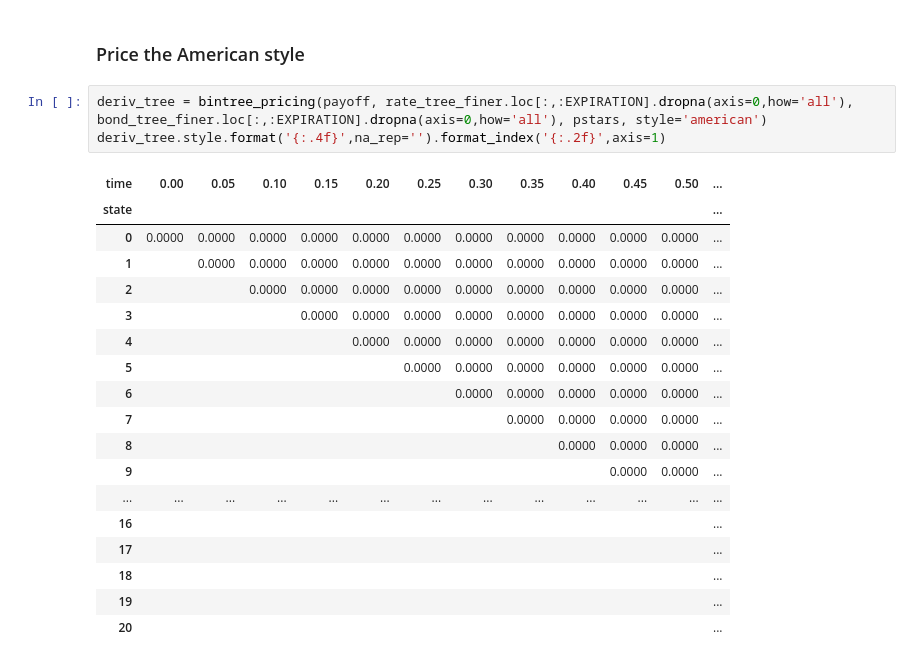
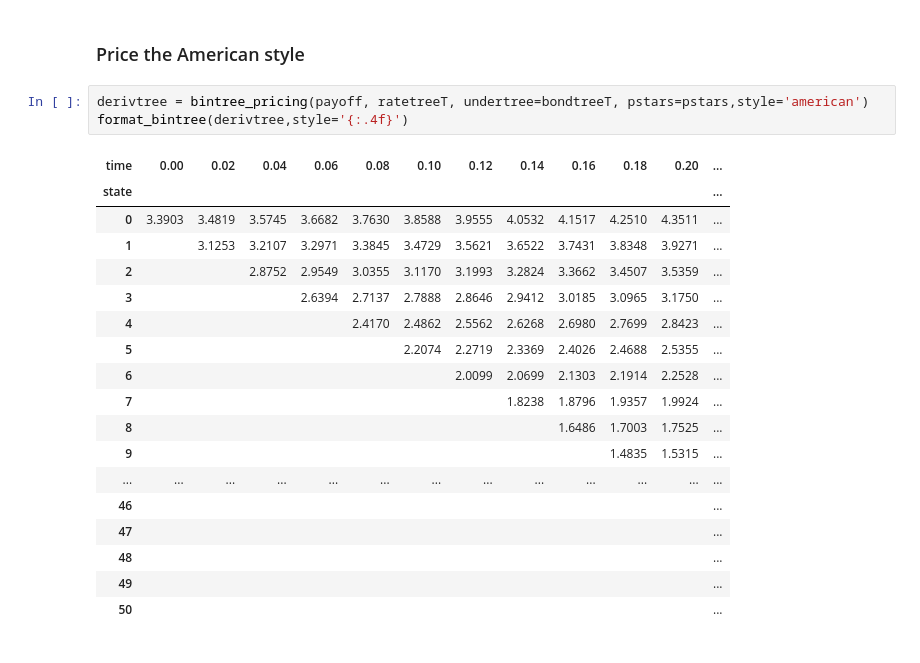
Before and after one commit to ttayl/finm-fiderivs-2023, a Jupyter notebook: homework/Solution 1.ipynb, the cells around one changed output. Saved outputs shown, nothing was run; the diff lists cells and outputs as text.

```diff
--- a/homework/Solution 1.ipynb
+++ b/homework/Solution 1.ipynb
@@ -537,25 +506,25 @@ Note that the price is now 0 at every node!
 # %% [markdown]
 ### Price the American style
-# %%
-deriv_tree = bintree_pricing(payoff, rate_tree_finer.loc[:,:EXPIRATION].dropna(axis=0,how='all'), bond_tree_finer.loc[:,:EXPIRATION].dropna(axis=0,how='all'), pstars, style='american')
-deriv_tree.style.format('{:.4f}',na_rep='').format_index('{:.2f}',axis=1)
-# %% [output]
-| time | 0.00 | 0.05 | 0.10 | 0.15 | 0.20 | 0.25 | 0.30 | 0.35 | 0.40 | 0.45 | 0.50 | ... |
-| state |  |  |  |  |  |  |  |  |  |  |  | ... |
-| 0 | 0.0000 | 0.0000 | 0.0000 | 0.0000 | 0.0000 | 0.0000 | 0.0000 | 0.0000 | 0.0000 | 0.0000 | 0.0000 | ... |
-| 1 |  | 0.0000 | 0.0000 | 0.0000 | 0.0000 | 0.0000 | 0.0000 | 0.0000 | 0.0000 | 0.0000 | 0.0000 | ... |
-| 2 |  |  | 0.0000 | 0.0000 | 0.0000 | 0.0000 | 0.0000 | 0.0000 | 0.0000 | 0.0000 | 0.0000 | ... |
-| 3 |  |  |  | 0.0000 | 0.0000 | 0.0000 | 0.0000 | 0.0000 | 0.0000 | 0.0000 | 0.0000 | ... |
-| 4 |  |  |  |  | 0.0000 | 0.0000 | 0.0000 | 0.0000 | 0.0000 | 0.0000 | 0.0000 | ... |
-| 5 |  |  |  |  |  | 0.0000 | 0.0000 | 0.0000 | 0.0000 | 0.0000 | 0.0000 | ... |
-| 6 |  |  |  |  |  |  | 0.0000 | 0.0000 | 0.0000 | 0.0000 | 0.0000 | ... |
-| 7 |  |  |  |  |  |  |  | 0.0000 | 0.0000 | 0.0000 | 0.0000 | ... |
-| 8 |  |  |  |  |  |  |  |  | 0.0000 | 0.0000 | 0.0000 | ... |
-| 9 |  |  |  |  |  |  |  |  |  | 0.0000 | 0.0000 | ... |
-| ... | ... | ... | ... | ... | ... | ... | ... | ... | ... | ... | ... | ... |
-| 16 |  |  |  |  |  |  |  |  |  |  |  | ... |
-| 17 |  |  |  |  |  |  |  |  |  |  |  | ... |
-| 18 |  |  |  |  |  |  |  |  |  |  |  | ... |
-| 19 |  |  |  |  |  |  |  |  |  |  |  | ... |
-| 20 |  |  |  |  |  |  |  |  |  |  |  | ... |
+# %%
+derivtree = bintree_pricing(payoff, ratetreeT, undertree=bondtreeT, pstars=pstars,style='american')
+format_bintree(derivtree,style='{:.4f}')
+# %% [output]
+| time | 0.00 | 0.02 | 0.04 | 0.06 | 0.08 | 0.10 | 0.12 | 0.14 | 0.16 | 0.18 | 0.20 | ... |
+| state |  |  |  |  |  |  |  |  |  |  |  | ... |
+| 0 | 3.3903 | 3.4819 | 3.5745 | 3.6682 | 3.7630 | 3.8588 | 3.9555 | 4.0532 | 4.1517 | 4.2510 | 4.3511 | ... |
+| 1 |  | 3.1253 | 3.2107 | 3.2971 | 3.3845 | 3.4729 | 3.5621 | 3.6522 | 3.7431 | 3.8348 | 3.9271 | ... |
+| 2 |  |  | 2.8752 | 2.9549 | 3.0355 | 3.1170 | 3.1993 | 3.2824 | 3.3662 | 3.4507 | 3.5359 | ... |
+| 3 |  |  |  | 2.6394 | 2.7137 | 2.7888 | 2.8646 | 2.9412 | 3.0185 | 3.0965 | 3.1750 | ... |
+| 4 |  |  |  |  | 2.4170 | 2.4862 | 2.5562 | 2.6268 | 2.6980 | 2.7699 | 2.8423 | ... |
+| 5 |  |  |  |  |  | 2.2074 | 2.2719 | 2.3369 | 2.4026 | 2.4688 | 2.5355 | ... |
+| 6 |  |  |  |  |  |  | 2.0099 | 2.0699 | 2.1303 | 2.1914 | 2.2528 | ... |
+| 7 |  |  |  |  |  |  |  | 1.8238 | 1.8796 | 1.9357 | 1.9924 | ... |
+| 8 |  |  |  |  |  |  |  |  | 1.6486 | 1.7003 | 1.7525 | ... |
+| 9 |  |  |  |  |  |  |  |  |  | 1.4835 | 1.5315 | ... |
+| ... | ... | ... | ... | ... | ... | ... | ... | ... | ... | ... | ... | ... |
+| 46 |  |  |  |  |  |  |  |  |  |  |  | ... |
+| 47 |  |  |  |  |  |  |  |  |  |  |  | ... |
+| 48 |  |  |  |  |  |  |  |  |  |  |  | ... |
+| 49 |  |  |  |  |  |  |  |  |  |  |  | ... |
+| 50 |  |  |  |  |  |  |  |  |  |  |  | ... |
 # %%
```
Also changed, not shown: parts of 43 cells of this notebook, 2 other files.
